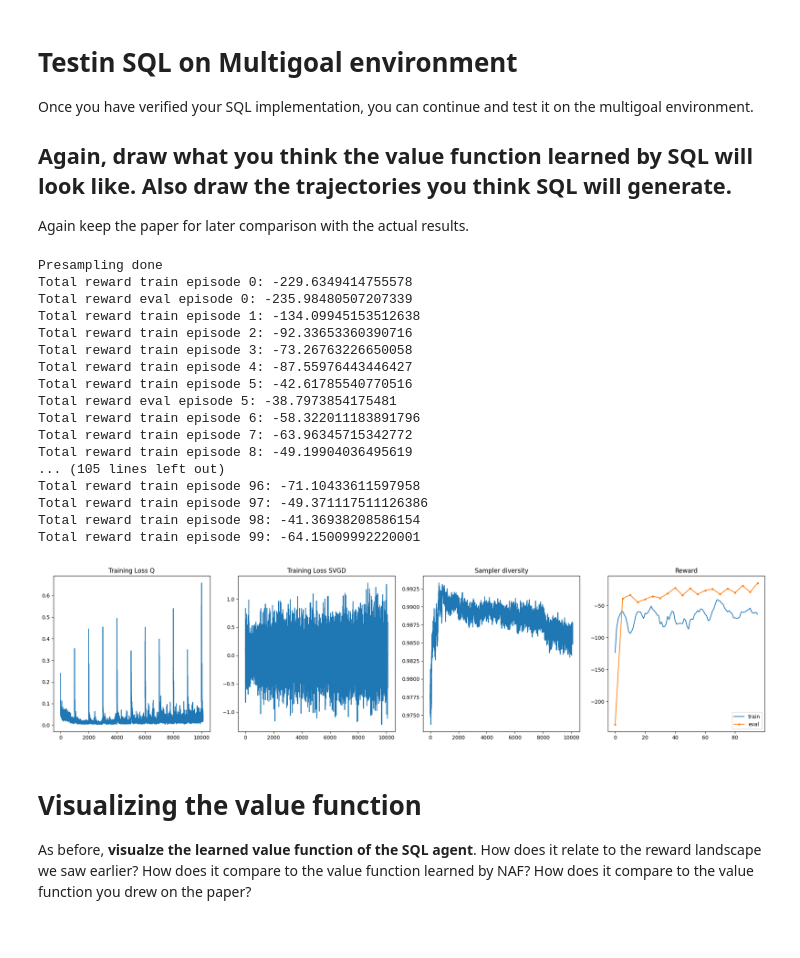
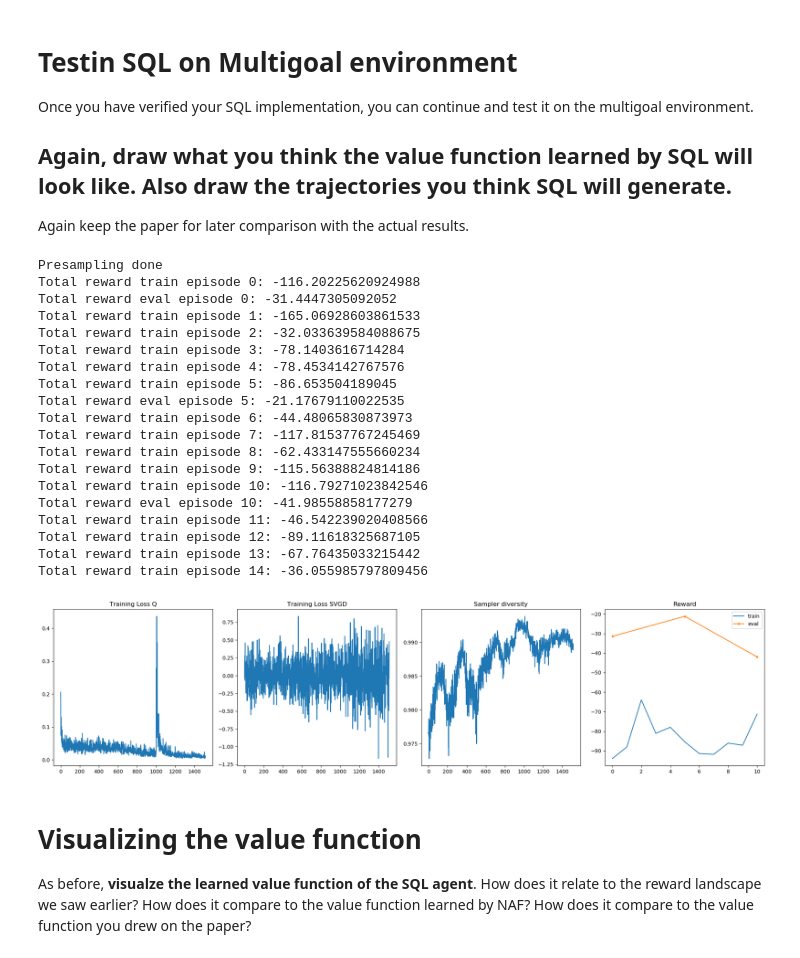
Before and after one commit to wmeijer221/wasp_rl_lab, a Jupyter notebook: Lab_programming.ipynb, the cells around one changed output. Saved outputs shown, nothing was run; the diff lists cells and outputs as text; code cells hidden in the pictures.

```diff
--- a/Lab_programming.ipynb
+++ b/Lab_programming.ipynb
@@ -870,26 +872,28 @@ Once you have verified your SQL implementation, you can continue and test it on
 Again keep the paper for later comparison with the actual results.
 # %%
 multigoal_env = MultiGoalEnv()
-sql_agent_multigoal = sql_algo(multigoal_env, n_particles=128, train_episodes=100, batch_size=32)
+sql_agent_multigoal = sql_algo(multigoal_env, n_particles=128, train_episodes=15, batch_size=32)
 # %% [output]
 Presampling done
-Total reward train episode 0: -229.6349414755578
-Total reward eval episode 0: -235.98480507207339
-Total reward train episode 1: -134.09945153512638
-Total reward train episode 2: -92.33653360390716
-Total reward train episode 3: -73.26763226650058
-Total reward train episode 4: -87.55976443446427
-Total reward train episode 5: -42.61785540770516
-Total reward eval episode 5: -38.7973854175481
-Total reward train episode 6: -58.322011183891796
-Total reward train episode 7: -63.96345715342772
-Total reward train episode 8: -49.19904036495619
-... (105 lines left out)
-Total reward train episode 96: -71.10433611597958
-Total reward train episode 97: -49.371117511126386
-Total reward train episode 98: -41.36938208586154
-Total reward train episode 99: -64.15009992220001
+Total reward train episode 0: -116.20225620924988
+Total reward eval episode 0: -31.4447305092052
+Total reward train episode 1: -165.06928603861533
+Total reward train episode 2: -32.033639584088675
+Total reward train episode 3: -78.1403616714284
+Total reward train episode 4: -78.4534142767576
+Total reward train episode 5: -86.653504189045
+Total reward eval episode 5: -21.17679110022535
+Total reward train episode 6: -44.48065830873973
+Total reward train episode 7: -117.81537767245469
+Total reward train episode 8: -62.433147555660234
+Total reward train episode 9: -115.56388824814186
+Total reward train episode 10: -116.79271023842546
+Total reward eval episode 10: -41.98558858177279
+Total reward train episode 11: -46.542239020408566
+Total reward train episode 12: -89.11618325687105
+Total reward train episode 13: -67.76435033215442
+Total reward train episode 14: -36.055985797809456
-[figure, old version]
+[figure, new version]
 # %% [markdown]
 # Visualizing the value function
 As before, **visualze the learned value function of the SQL agent**. How does it relate to the reward landscape we saw earlier? How does it compare to the value function learned by NAF? How does it compare to the value function you drew on the paper?
```
Also changed, not shown: parts of 5 cells of this notebook.
